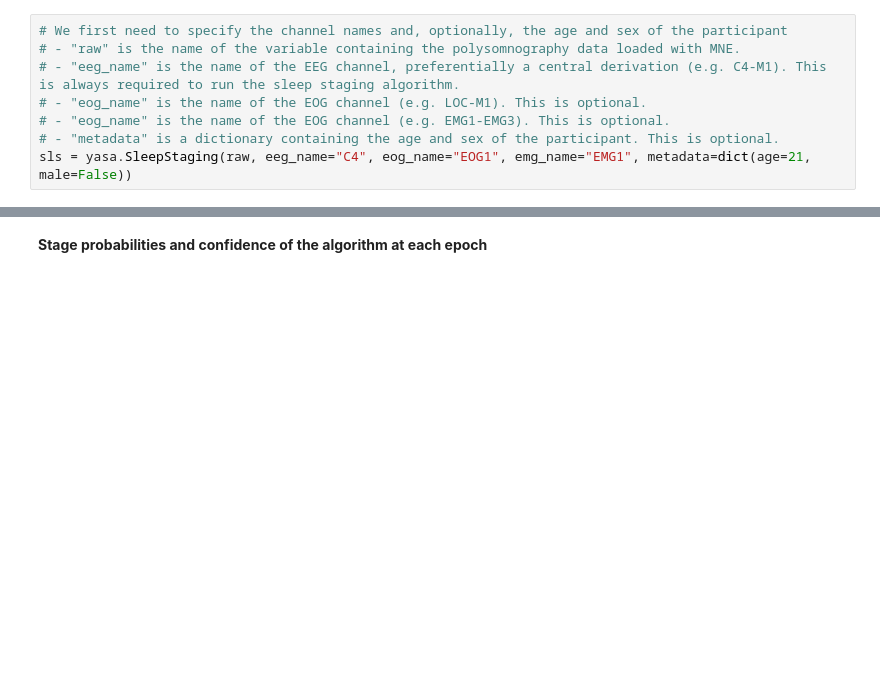
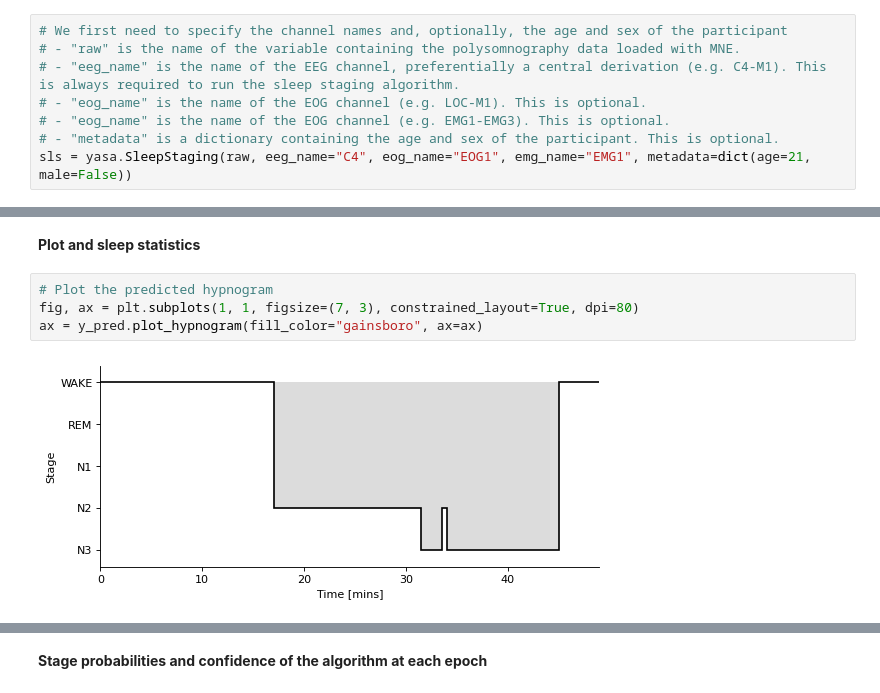
Before and after one commit to raphaelvallat/yasa, a Jupyter notebook: notebooks/14_automatic_sleep_staging.ipynb, the cells around one changed output, grey strips where cells are left out. Saved outputs shown, nothing was run; the diff lists cells and outputs as text; blank space fills up the shorter version.

Commit message:
First commit to update SleepStaging

```diff
--- a/notebooks/14_automatic_sleep_staging.ipynb
+++ b/notebooks/14_automatic_sleep_staging.ipynb
@@ -85,0 +115,8 @@ The overall agreement is 0.837
+# %% [markdown]
+**Plot and sleep statistics**
+# %%
+# Plot the predicted hypnogram
+fig, ax = plt.subplots(1, 1, figsize=(7, 3), constrained_layout=True, dpi=80)
+ax = y_pred.plot_hypnogram(fill_color="gainsboro", ax=ax)
+# %% [output]
+[figure, added]
```
Also changed, not shown: parts of 12 cells of this notebook, 2 other files.
